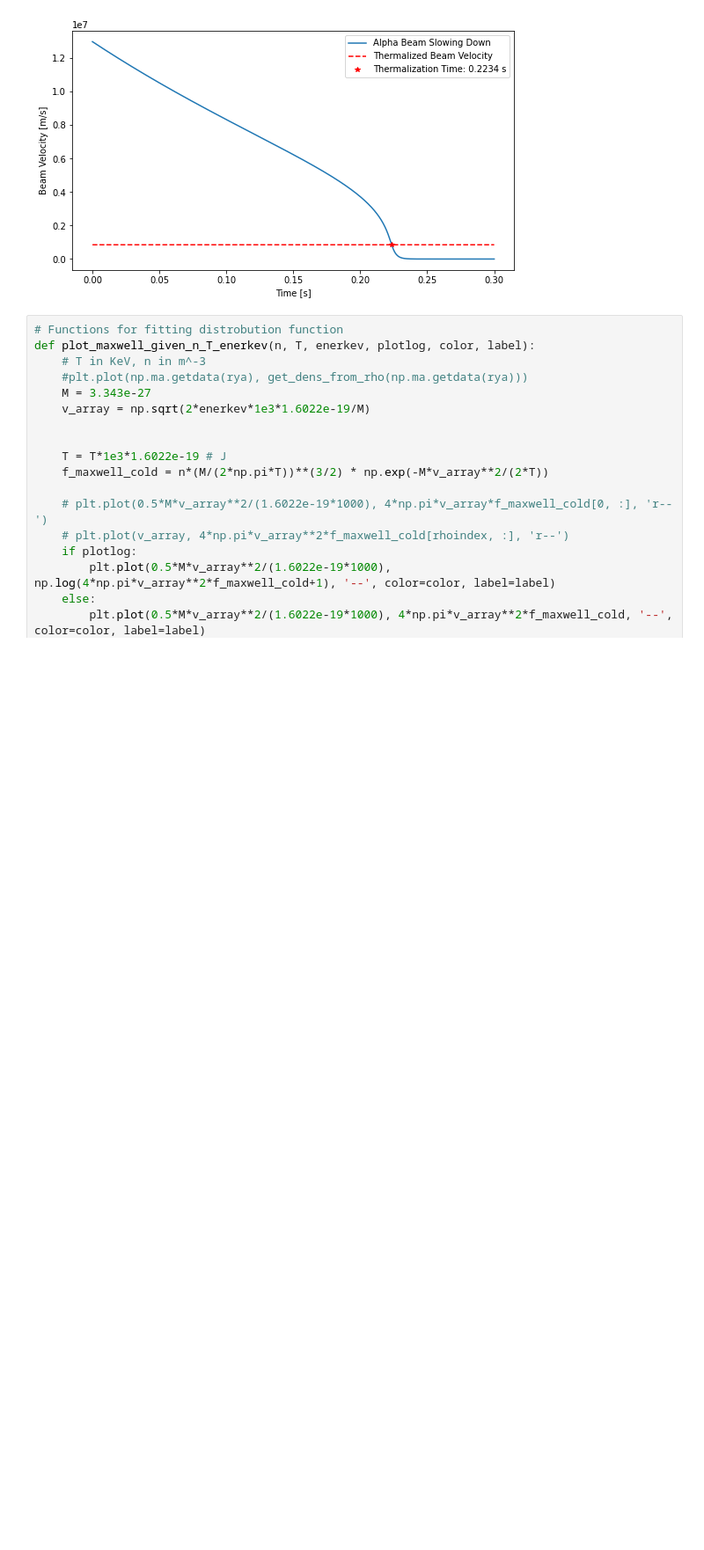
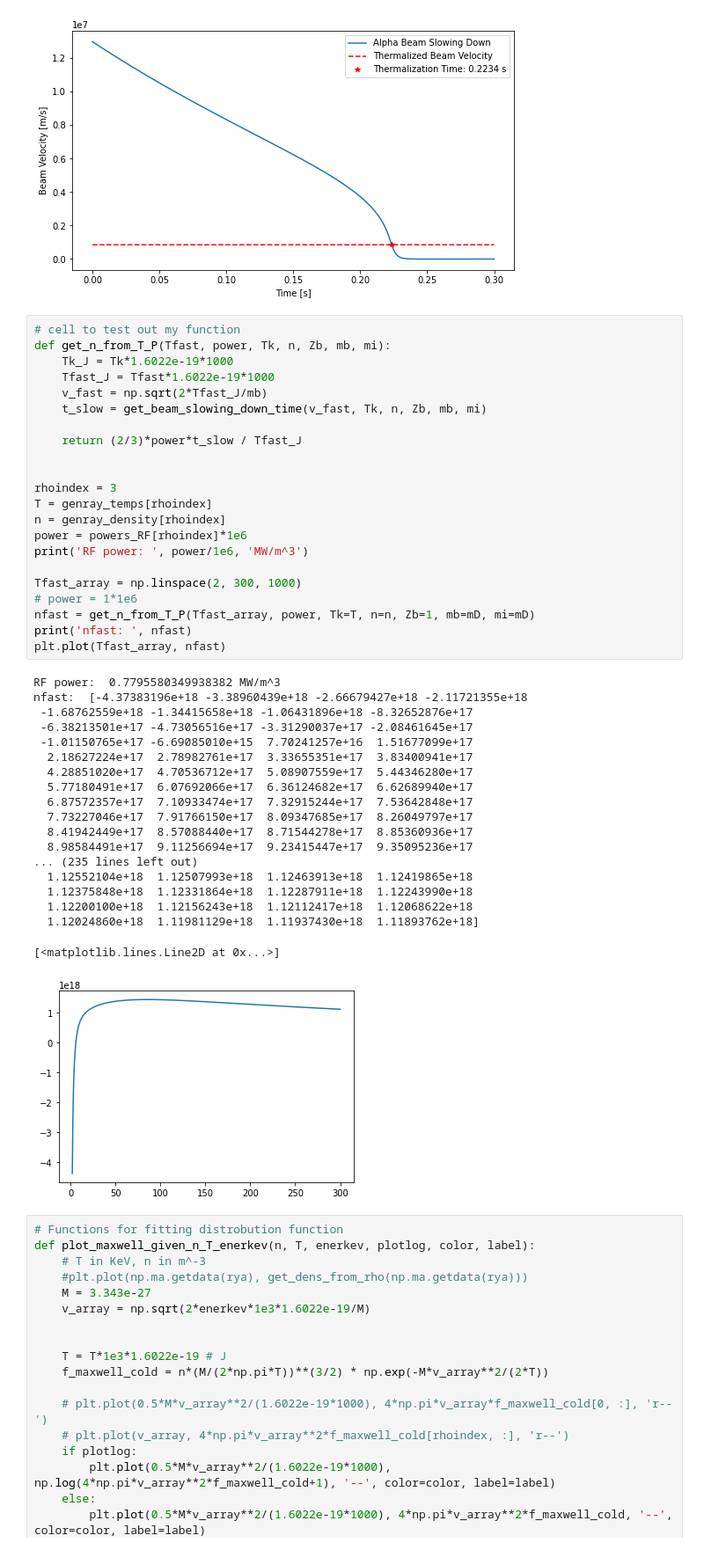
Before and after one commit to vandelij/genray_cql3d_plots, a Jupyter notebook: shots/147634/scan_beam_and_RF/beam_5_RF_testing/make_distrobution.ipynb, the cells around one changed output. Shown at 88% size. Saved outputs shown, nothing was run; the diff lists cells and outputs as text; blank space fills up the shorter version.

```diff
--- a/shots/147634/scan_beam_and_RF/beam_5_RF_testing/make_distrobution.ipynb
+++ b/shots/147634/scan_beam_and_RF/beam_5_RF_testing/make_distrobution.ipynb
@@ -412,6 +412,48 @@ plt.legend()
 # %% [output]
 <matplotlib.legend.Legend at 0x...>
 [figure]
+# %%
+# cell to test out my function
+def get_n_from_T_P(Tfast, power, Tk, n, Zb, mb, mi):
+    Tk_J = Tk*1.6022e-19*1000
+    Tfast_J = Tfast*1.6022e-19*1000
+    v_fast = np.sqrt(2*Tfast_J/mb)
+    t_slow = get_beam_slowing_down_time(v_fast, Tk, n, Zb, mb, mi)
+
+    return (2/3)*power*t_slow / Tfast_J
+
+
+rhoindex = 3
+T = genray_temps[rhoindex]
+n = genray_density[rhoindex]
+power = powers_RF[rhoindex]*1e6
+print('RF power: ', power/1e6, 'MW/m^3')
+
+Tfast_array = np.linspace(2, 300, 1000)
+# power = 1*1e6
+nfast = get_n_from_T_P(Tfast_array, power, Tk=T, n=n, Zb=1, mb=mD, mi=mD)
+print('nfast: ', nfast)
+plt.plot(Tfast_array, nfast)
+# %% [output]
+RF power:  0.7795580349938382 MW/m^3
+nfast:  [-4.37383196e+18 -3.38960439e+18 -2.66679427e+18 -2.11721355e+18
+ -1.68762559e+18 -1.34415658e+18 -1.06431896e+18 -8.32652876e+17
+ -6.38213501e+17 -4.73056516e+17 -3.31290037e+17 -2.08461645e+17
+ -1.01150765e+17 -6.69085010e+15  7.70241257e+16  1.51677099e+17
+  2.18627224e+17  2.78982761e+17  3.33655351e+17  3.83400941e+17
+  4.28851020e+17  4.70536712e+17  5.08907559e+17  5.44346280e+17
+  5.77180491e+17  6.07692066e+17  6.36124682e+17  6.62689940e+17
+  6.87572357e+17  7.10933474e+17  7.32915244e+17  7.53642848e+17
+  7.73227046e+17  7.91766150e+17  8.09347685e+17  8.26049797e+17
+  8.41942449e+17  8.57088440e+17  8.71544278e+17  8.85360936e+17
+  8.98584491e+17  9.11256694e+17  9.23415447e+17  9.35095236e+17
+... (235 lines left out)
+  1.12552104e+18  1.12507993e+18  1.12463913e+18  1.12419865e+18
+  1.12375848e+18  1.12331864e+18  1.12287911e+18  1.12243990e+18
+  1.12200100e+18  1.12156243e+18  1.12112417e+18  1.12068622e+18
+  1.12024860e+18  1.11981129e+18  1.11937430e+18  1.11893762e+18]
+[<matplotlib.lines.Line2D at 0x...>]
+[figure, added]
 # %%
 # Functions for fitting distrobution function
 def plot_maxwell_given_n_T_enerkev(n, T, enerkev, plotlog, color, label):
```
